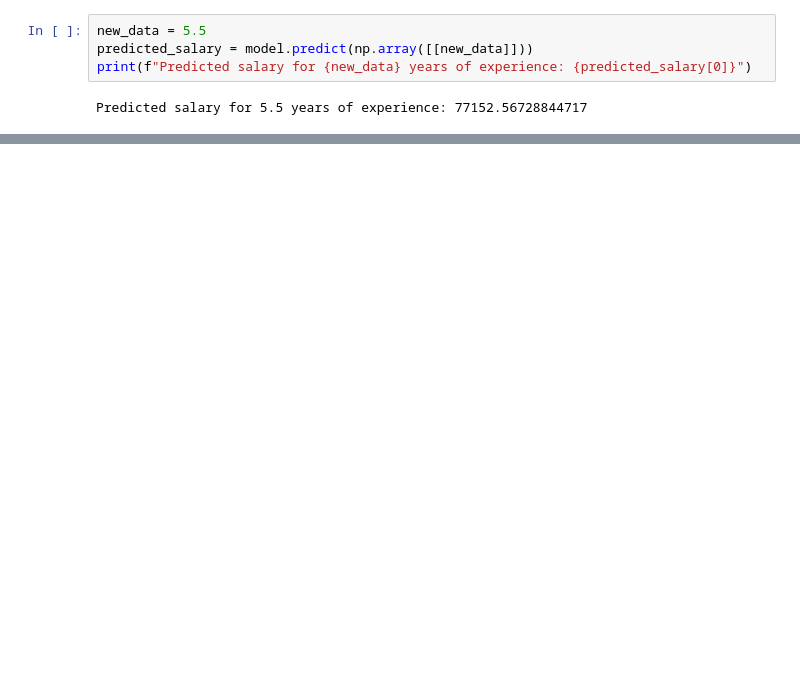
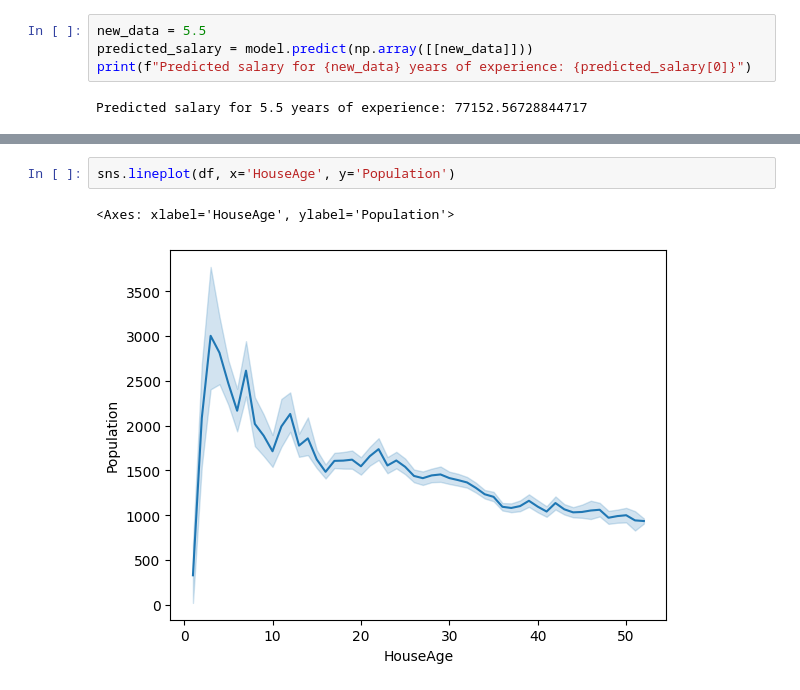
Before and after one commit to Aishwaryabagi/Machine-Learning-Tutorial, a Jupyter notebook: supervised_learning/regression_model/linear_regreesion.ipynb, the cells around one changed output, grey strips where cells are left out. Drawn from its saved outputs; the diff is of its cells as text; blank space fills up the shorter version.

```diff
--- a/supervised_learning/regression_model/linear_regreesion.ipynb
+++ b/supervised_learning/regression_model/linear_regreesion.ipynb
@@ -54,0 +98,5 @@ Predicted salary for 5.5 years of experience: 77152.56728844717
+# %%
+sns.lineplot(df, x='HouseAge', y='Population')
+# %% [output]
+<Axes: xlabel='HouseAge', ylabel='Population'>
+[figure, added]
```
Also changed, not shown: parts of 13 cells of this notebook.
